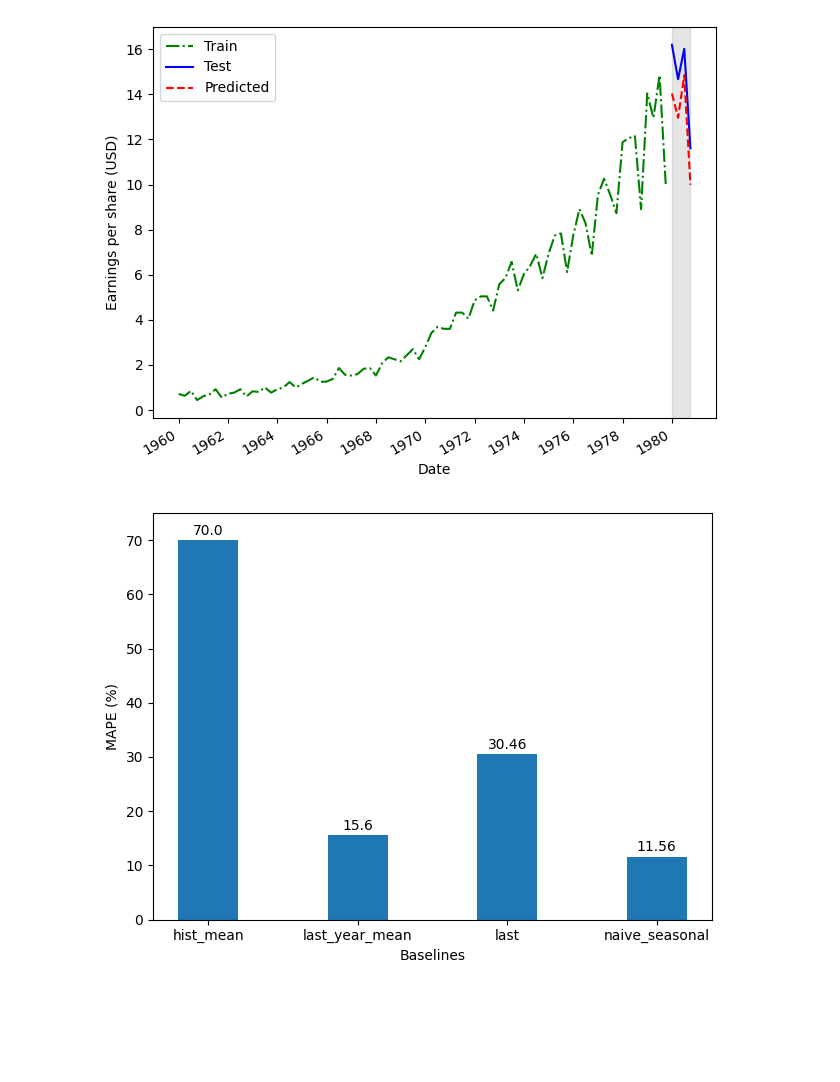
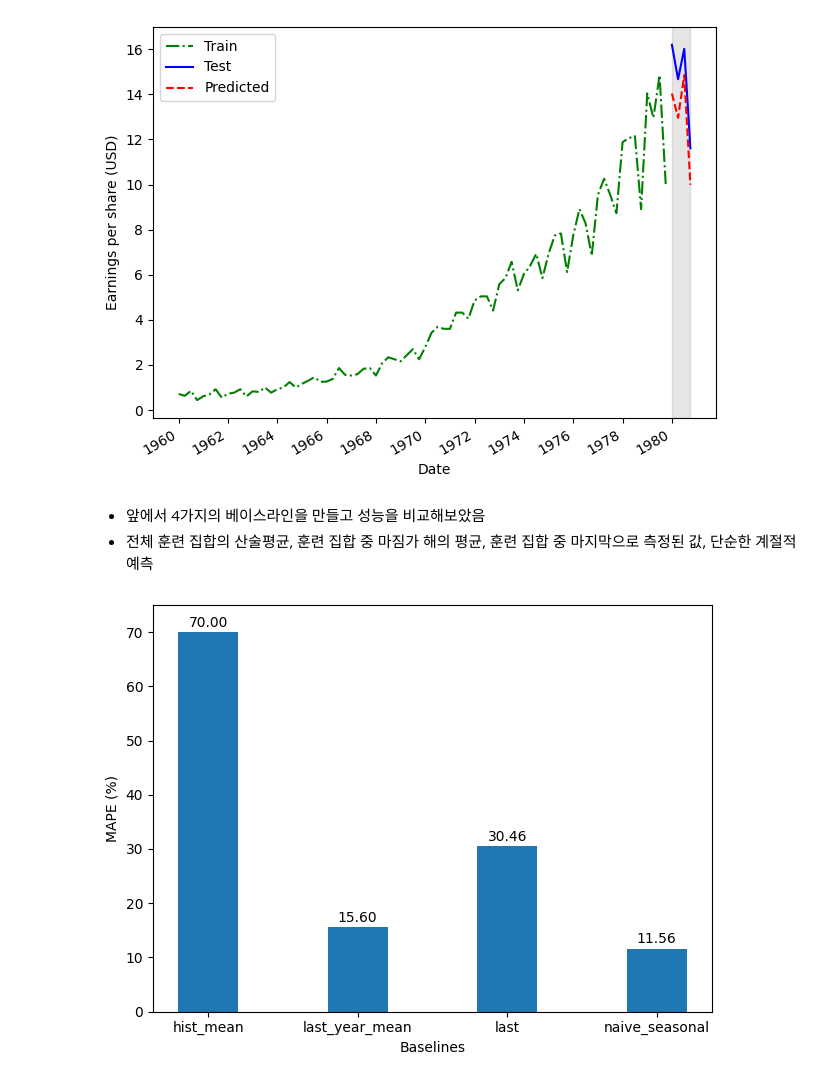
Before and after one commit to LongS1eeper/AI_Finance_LAB, a Jupyter notebook: TimeSeriesForecasting/CH02.ipynb, the cells around one changed output. Saved outputs shown, nothing was run; the diff lists cells and outputs as text; code cells hidden in the pictures; blank space fills up the shorter version.

```diff
--- a/TimeSeriesForecasting/CH02.ipynb
+++ b/TimeSeriesForecasting/CH02.ipynb
@@ -208,22 +314,34 @@ plt.tight_layout()
 plt.savefig('figures/CH02_F09_peixeiro.png', dpi=300)
 # %% [output]
 [figure]
+# %% [markdown]
+* 앞에서 4가지의 베이스라인을 만들고 성능을 비교해보았음
+* 전체 훈련 집합의 산술평균, 훈련 집합 중 마짐가 해의 평균, 훈련 집합 중 마지막으로 측정된 값, 단순한 계절적 예측
 # %%
-fig, ax = plt.subplots()
+fig, ax = plt.subplots()  # ① Figure와 Axes 생성
 
+# ② 베이스라인별 MAPE 값 정의
 x = ['hist_mean', 'last_year_mean', 'last', 'naive_seasonal']
 y = [70.00, 15.60, 30.46, 11.56]
 
+# ③ 바 차트 그리기 (너비=0.4)
 ax.bar(x, y, width=0.4)
+
+# ④ 축 레이블 설정
 ax.set_xlabel('Baselines')
 ax.set_ylabel('MAPE (%)')
+
+# ⑤ y축 범위 설정 (0~75%)
 ax.set_ylim(0, 75)
 
+# ⑥ 각 바 위에 MAPE 값 텍스트 표시
 for index, value in enumerate(y):
-    plt.text(x=index, y=value + 1, s=str(value), ha='center')
+    ax.text(index, value + 1, f'{value:.2f}', ha='center')
 
+# ⑦ 레이아웃 여유 조정
 plt.tight_layout()
 
+# ⑧ 고해상도 이미지로 저장
 plt.savefig('figures/CH02_F10_peixeiro.png', dpi=300)
 # %% [output]
-[figure, old version]
+[figure, new version]
```
Also changed, not shown: parts of 25 cells of this notebook, 17 other files.
